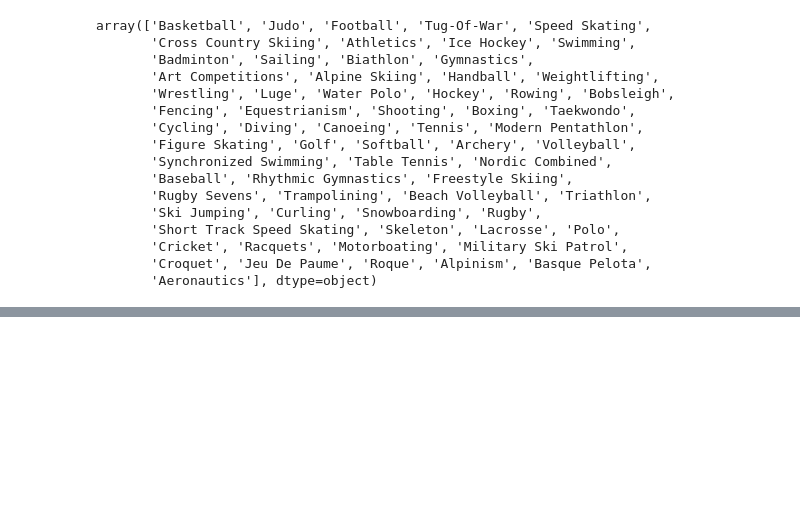
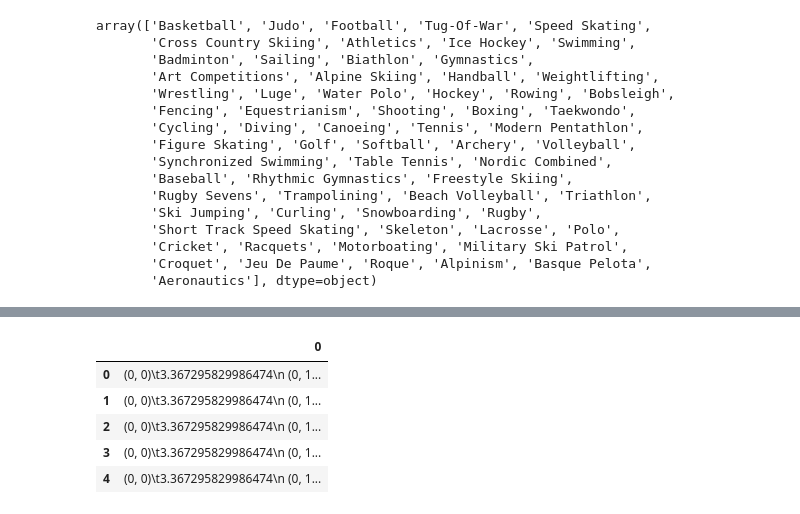
Before and after one commit to J07Aa/Repo, a Jupyter notebook: Proyecto_01/Proyecto_enunciado.ipynb, the cells around one changed output, grey strips where cells are left out. Saved outputs shown, nothing was run; the diff lists cells and outputs as text; code cells hidden in the pictures; blank space fills up the shorter version.

Commit message:
Se modifica el metodo scale para ser utilizado y se prueban los metodos anteriores

```diff
--- a/Proyecto_01/Proyecto_enunciado.ipynb
+++ b/Proyecto_01/Proyecto_enunciado.ipynb
@@ -689 +683,4 @@ profiler_1 = Profiler(df)
+# %%
+data_F = profiler_1.clean_data(columns = None, columns_to_split=['age-height-weight'], type_data_split = {'age-height-weight': 'float64'},
+                               duplicados=True, drop_na=True, impute_na=None)
 # %%
@@ -691,2 +688,3 @@ profiler_1.summarize()
 # %%
-profiler_1.plot_vars(['Sex','Medal','Season'])
+transformers = OneHotEncoder()
+cols = ['Sex', 'Medal', 'Season','Sport']
@@ -696,0 +701,6 @@ Se eliminó la carpeta EDA_06-11-2023 y su contenido.
+# %%
+categorical_transformer = OneHotEncoder(categories='auto')
+numeric_scaler = None
+l_cat = cols
+data_clean = True
+l_nums = ['age','height','weight']
@@ -696,0 +760,4 @@ Se eliminó la carpeta EDA_06-11-2023 y su contenido.
+# %%
+# Aplicar el escalado a los datos
+scaled_features = col_transformer.fit_transform(df)
+scaled_features_df = pd.DataFrame(scaled_features)
@@ -696,0 +766,9 @@ Se eliminó la carpeta EDA_06-11-2023 y su contenido.
+# %%
+scaled_features_df.head()
+# %% [output]
+|  | 0 |
+| 0 | (0, 0)\t3.367295829986474\n (0, 1... |
+| 1 | (0, 0)\t3.367295829986474\n (0, 1... |
+| 2 | (0, 0)\t3.367295829986474\n (0, 1... |
+| 3 | (0, 0)\t3.367295829986474\n (0, 1... |
+| 4 | (0, 0)\t3.367295829986474\n (0, 1... |
```
Also changed, not shown: parts of 15 cells of this notebook, 8 other files.
